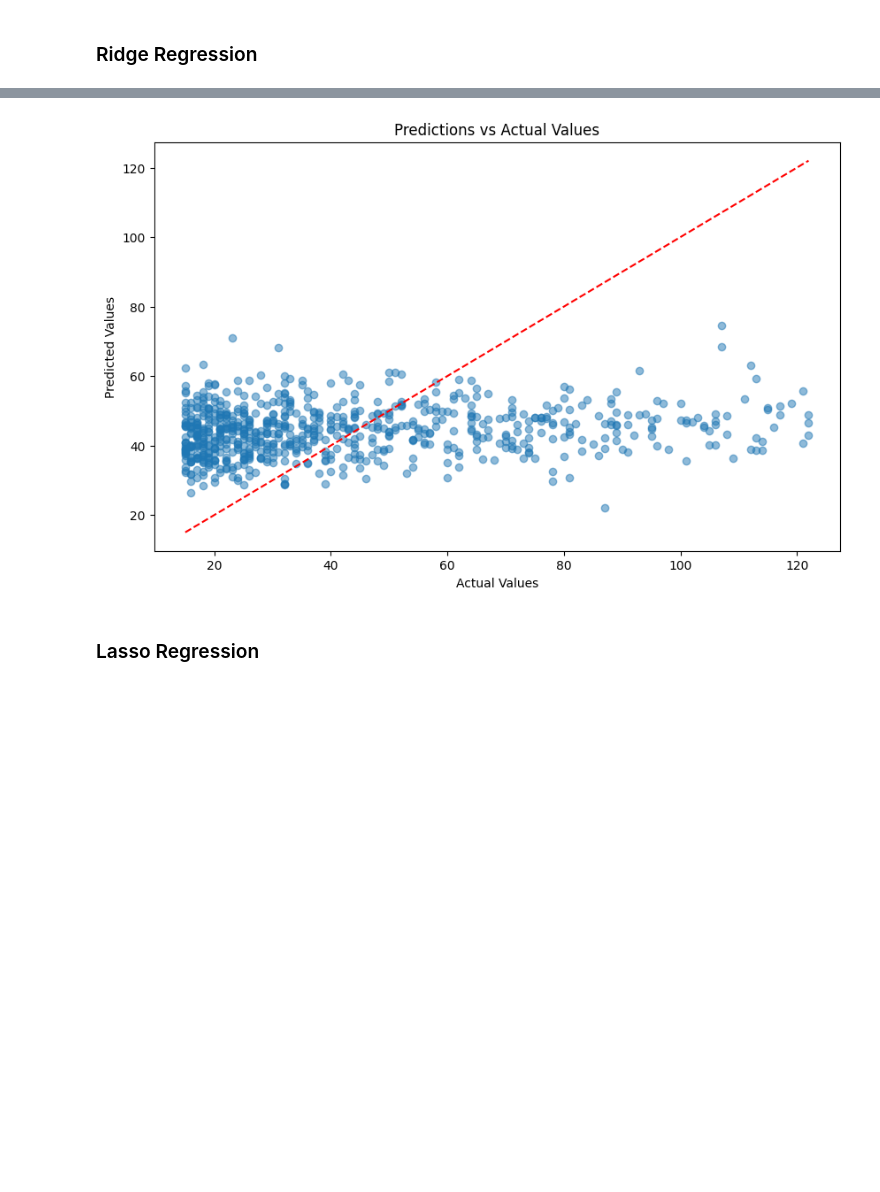
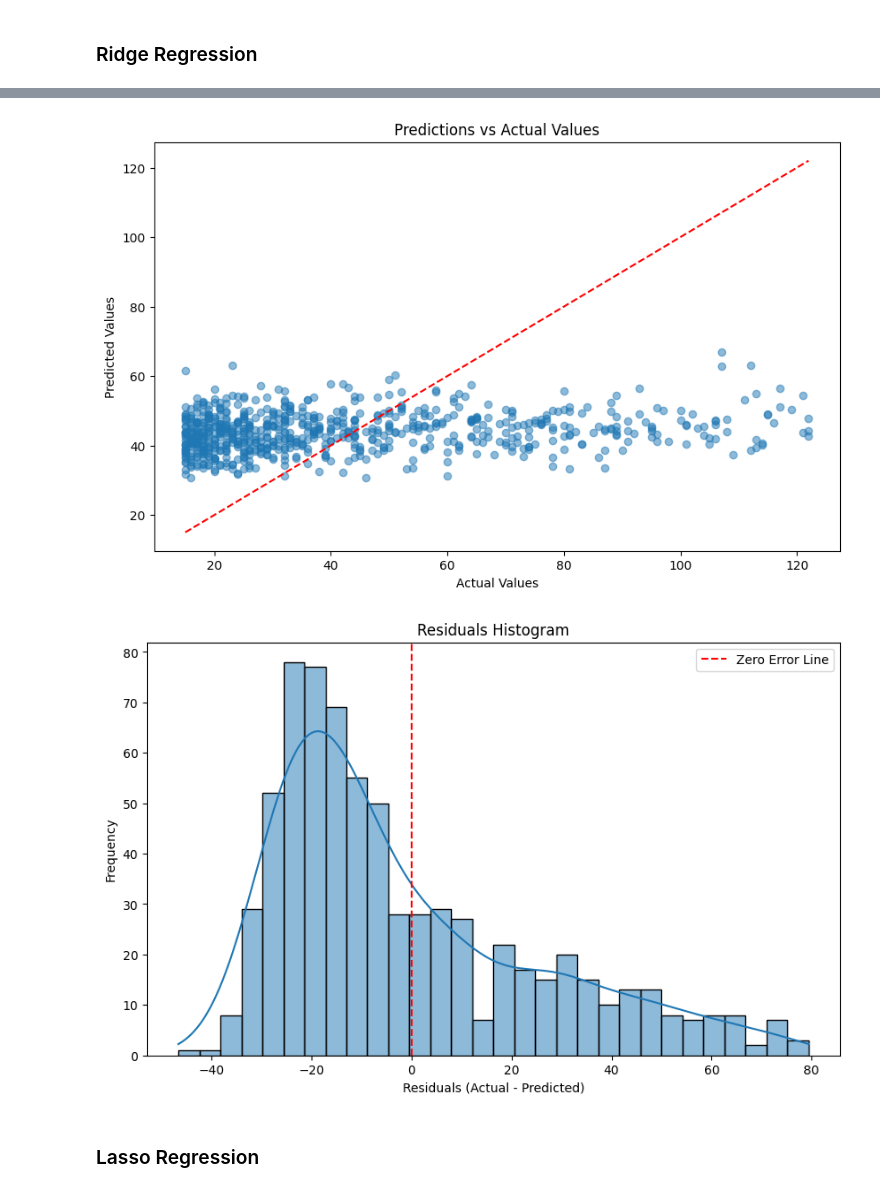
Before and after one commit to Josiah-Lam/Flight-delay, a Jupyter notebook: classification-model/linear-regression.ipynb, the cells around one changed output, grey strips where cells are left out. Drawn from its saved outputs; the diff is of its cells as text; code cells hidden in the pictures; blank space fills up the shorter version.

Commit message:
Found optimal alpha values for Ridge/Lasso to improve results

```diff
--- a/classification-model/linear-regression.ipynb
+++ b/classification-model/linear-regression.ipynb
@@ -387,12 +437,6 @@ MAE (Original scale): 21.89232298418855
 # %%
-from sklearn.linear_model import Ridge
-from sklearn.model_selection import train_test_split
-
-# Split your data into train/test (already done, but just a reminder)
-X_train, X_test, y_train, y_test = train_test_split(X, y, test_size=0.2, random_state=42)
-
 # Create the Ridge Regression model
-ridge = Ridge(alpha=1)  # alpha = 1 gives best result
+ridge = Ridge(alpha=48.69777594207296)
 
 # Fit the model
 ridge.fit(X_train, y_train)
@@ -432,13 +476,29 @@ MAE: 21.850166851368485
 # %%
 # Plot predictions vs actual values
 plt.figure(figsize=(10, 6))
 plt.scatter(y_test, y_pred, alpha=0.5)
 plt.plot([y_test.min(), y_test.max()], [y_test.min(), y_test.max()], 'r--')
 plt.xlabel("Actual Values")
 plt.ylabel("Predicted Values")
 plt.title("Predictions vs Actual Values")
 plt.show()
+
+# Compute residuals
+residuals = y_test - y_pred
+
+# Plot histogram
+plt.figure(figsize=(10, 6))
+sns.histplot(residuals, bins=30, kde=True)  # KDE adds a smooth curve
+
+# Formatting
+plt.axvline(0, color='r', linestyle='--', label="Zero Error Line")
+plt.xlabel("Residuals (Actual - Predicted)")
+plt.ylabel("Frequency")
+plt.title("Residuals Histogram")
+plt.legend()
+plt.show()
 # %% [output]
-[figure, old version]
+[figure, new version]
+[figure, added]
 # %% [markdown]
 ### Lasso Regression
```
Also changed, not shown: parts of 9 cells of this notebook.
